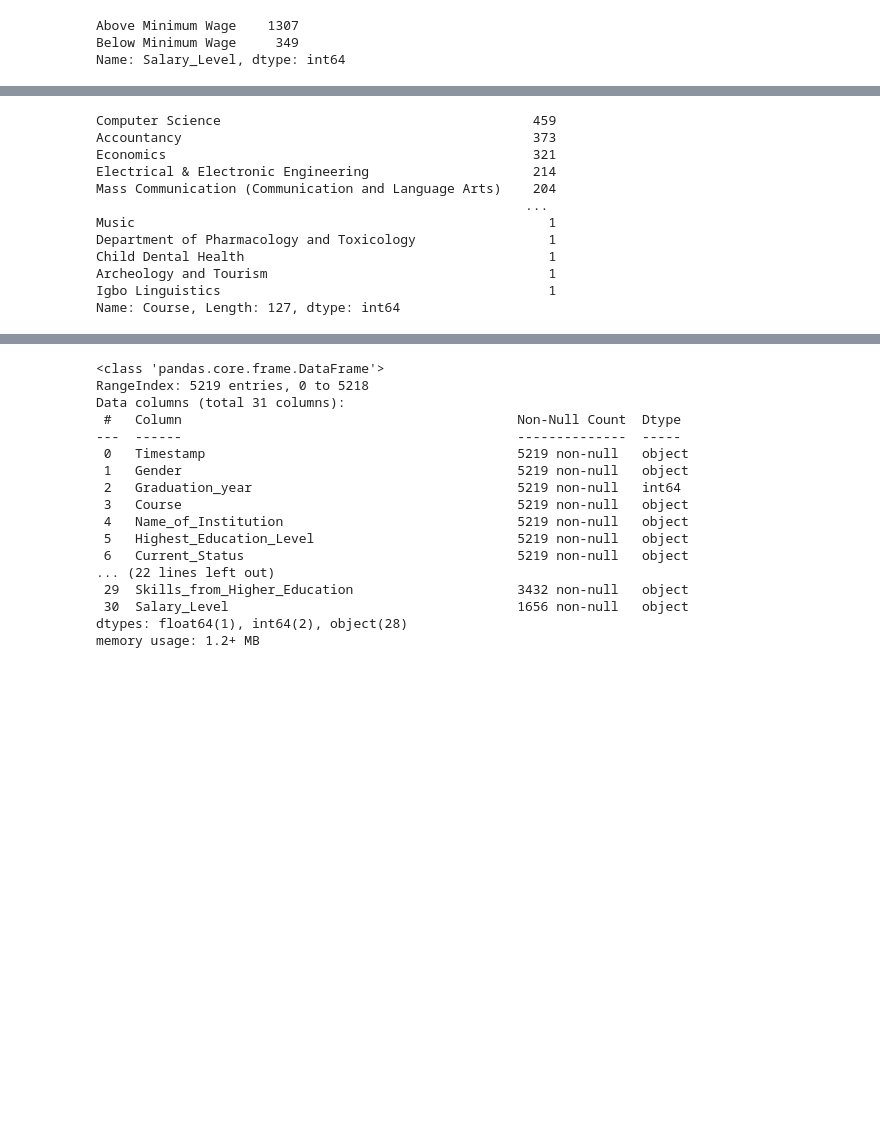
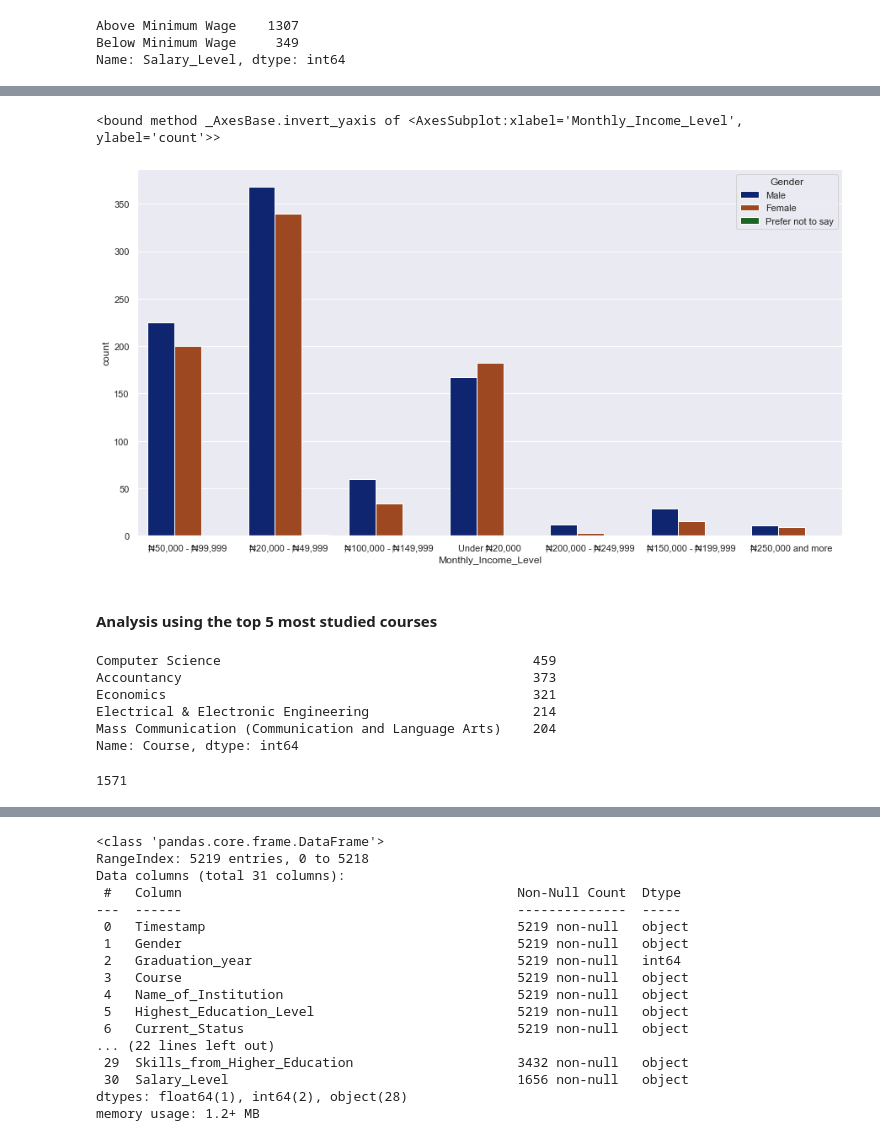
Before and after one commit to egah1111/redefined, a Jupyter notebook: NIGERIAN GRADUATES EXPLORATIVE DATA ANALYSIS-checkpoint.ipynb, the cells around one changed output, grey strips where cells are left out. Saved outputs shown, nothing was run; the diff lists cells and outputs as text; code cells hidden in the pictures; blank space fills up the shorter version.

```diff
--- a/NIGERIAN GRADUATES EXPLORATIVE DATA ANALYSIS-checkpoint.ipynb
+++ b/NIGERIAN GRADUATES EXPLORATIVE DATA ANALYSIS-checkpoint.ipynb
@@ -703,15 +713,24 @@ Text(97.0, 0.5, 'No. of Graduates')
+# %%
+# Monthly income level distribution
+plt.figure(figsize =(15,8))
+sns.countplot(data = df, x="Monthly_Income_Level", hue = "Gender")
+plt.gca().invert_yaxis
+# %% [output]
+<bound method _AxesBase.invert_yaxis of <AxesSubplot:xlabel='Monthly_Income_Level', ylabel='count'>>
+[figure, added]
+# %% [markdown]
+#### Analysis using the top 5 most studied courses
 # %%
-df["Course"].value_counts()
+df["Course"].value_counts().head(5)
 # %% [output]
 Computer Science                                        459
 Accountancy                                             373
 Economics                                               321
 Electrical & Electronic Engineering                     214
 Mass Communication (Communication and Language Arts)    204
-                                                       ...
-Music                                                     1
-Department of Pharmacology and Toxicology                 1
-Child Dental Health                                       1
-Archeology and Tourism                                    1
-Igbo Linguistics                                          1
-Name: Course, Length: 127, dtype: int64
+Name: Course, dtype: int64
+# %%
+# Total number of graduates from the top 5 courses
+df["Course"].value_counts().head(5).sum()
+# %% [output]
+1571
```
Also changed, not shown: parts of 33 cells of this notebook.
